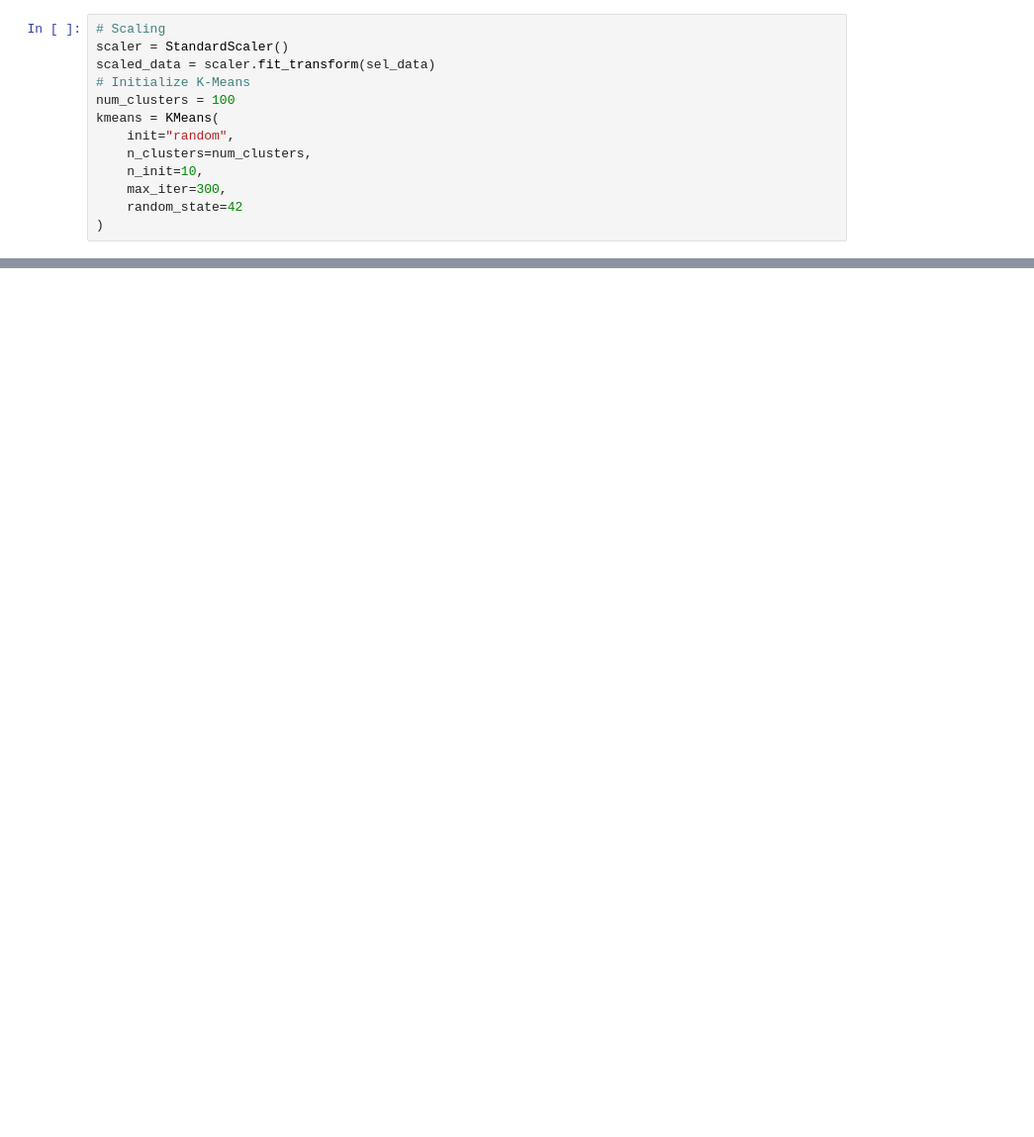
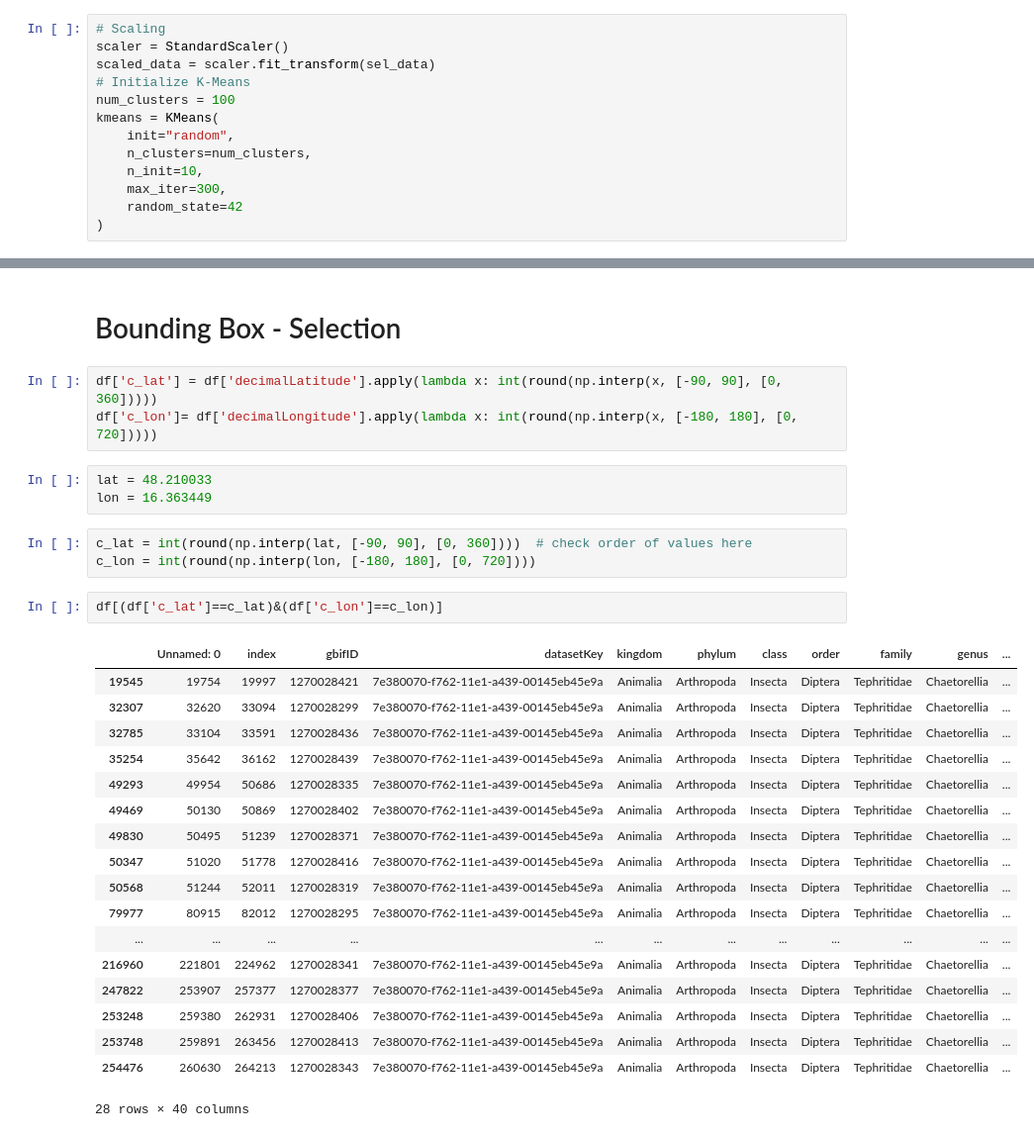
Before and after one commit to dadavie/planetary_garden, a Jupyter notebook: notebooks/Notebook_DavidSchildberger_Model.ipynb, the cells around one changed output, grey strips where cells are left out. Shown at 99% size. Drawn from its saved outputs; the diff is of its cells as text; blank space fills up the shorter version.

```diff
--- a/notebooks/Notebook_DavidSchildberger_Model.ipynb
+++ b/notebooks/Notebook_DavidSchildberger_Model.ipynb
@@ -262,0 +365,32 @@ KMeans(init='random', n_clusters=100, random_state=42)
+# %% [markdown]
+# Bounding Box - Selection
+# %%
+df['c_lat'] = df['decimalLatitude'].apply(lambda x: int(round(np.interp(x, [-90, 90], [0, 360]))))
+df['c_lon']= df['decimalLongitude'].apply(lambda x: int(round(np.interp(x, [-180, 180], [0, 720]))))
+# %%
+lat = 48.210033
+lon = 16.363449
+# %%
+c_lat = int(round(np.interp(lat, [-90, 90], [0, 360])))  # check order of values here
+c_lon = int(round(np.interp(lon, [-180, 180], [0, 720])))
+# %%
+df[(df['c_lat']==c_lat)&(df['c_lon']==c_lon)]
+# %% [output]
+|  | Unnamed: 0 | index | gbifID | datasetKey | kingdom | phylum | class | order | family | genus | ... |
+| 19545 | 19754 | 19997 | 1270028421 | 7e380070-f762-11e1-a439-00145eb45e9a | Animalia | Arthropoda | Insecta | Diptera | Tephritidae | Chaetorellia | ... |
+| 32307 | 32620 | 33094 | 1270028299 | 7e380070-f762-11e1-a439-00145eb45e9a | Animalia | Arthropoda | Insecta | Diptera | Tephritidae | Chaetorellia | ... |
+| 32785 | 33104 | 33591 | 1270028436 | 7e380070-f762-11e1-a439-00145eb45e9a | Animalia | Arthropoda | Insecta | Diptera | Tephritidae | Chaetorellia | ... |
+| 35254 | 35642 | 36162 | 1270028439 | 7e380070-f762-11e1-a439-00145eb45e9a | Animalia | Arthropoda | Insecta | Diptera | Tephritidae | Chaetorellia | ... |
+| 49293 | 49954 | 50686 | 1270028335 | 7e380070-f762-11e1-a439-00145eb45e9a | Animalia | Arthropoda | Insecta | Diptera | Tephritidae | Chaetorellia | ... |
+| 49469 | 50130 | 50869 | 1270028402 | 7e380070-f762-11e1-a439-00145eb45e9a | Animalia | Arthropoda | Insecta | Diptera | Tephritidae | Chaetorellia | ... |
+| 49830 | 50495 | 51239 | 1270028371 | 7e380070-f762-11e1-a439-00145eb45e9a | Animalia | Arthropoda | Insecta | Diptera | Tephritidae | Chaetorellia | ... |
+| 50347 | 51020 | 51778 | 1270028416 | 7e380070-f762-11e1-a439-00145eb45e9a | Animalia | Arthropoda | Insecta | Diptera | Tephritidae | Chaetorellia | ... |
+| 50568 | 51244 | 52011 | 1270028319 | 7e380070-f762-11e1-a439-00145eb45e9a | Animalia | Arthropoda | Insecta | Diptera | Tephritidae | Chaetorellia | ... |
+| 79977 | 80915 | 82012 | 1270028295 | 7e380070-f762-11e1-a439-00145eb45e9a | Animalia | Arthropoda | Insecta | Diptera | Tephritidae | Chaetorellia | ... |
+| ... | ... | ... | ... | ... | ... | ... | ... | ... | ... | ... | ... |
+| 216960 | 221801 | 224962 | 1270028341 | 7e380070-f762-11e1-a439-00145eb45e9a | Animalia | Arthropoda | Insecta | Diptera | Tephritidae | Chaetorellia | ... |
+| 247822 | 253907 | 257377 | 1270028377 | 7e380070-f762-11e1-a439-00145eb45e9a | Animalia | Arthropoda | Insecta | Diptera | Tephritidae | Chaetorellia | ... |
+| 253248 | 259380 | 262931 | 1270028406 | 7e380070-f762-11e1-a439-00145eb45e9a | Animalia | Arthropoda | Insecta | Diptera | Tephritidae | Chaetorellia | ... |
+| 253748 | 259891 | 263456 | 1270028413 | 7e380070-f762-11e1-a439-00145eb45e9a | Animalia | Arthropoda | Insecta | Diptera | Tephritidae | Chaetorellia | ... |
+| 254476 | 260630 | 264213 | 1270028343 | 7e380070-f762-11e1-a439-00145eb45e9a | Animalia | Arthropoda | Insecta | Diptera | Tephritidae | Chaetorellia | ... |
+28 rows × 40 columns
```
Also changed, not shown: parts of 19 cells of this notebook.
